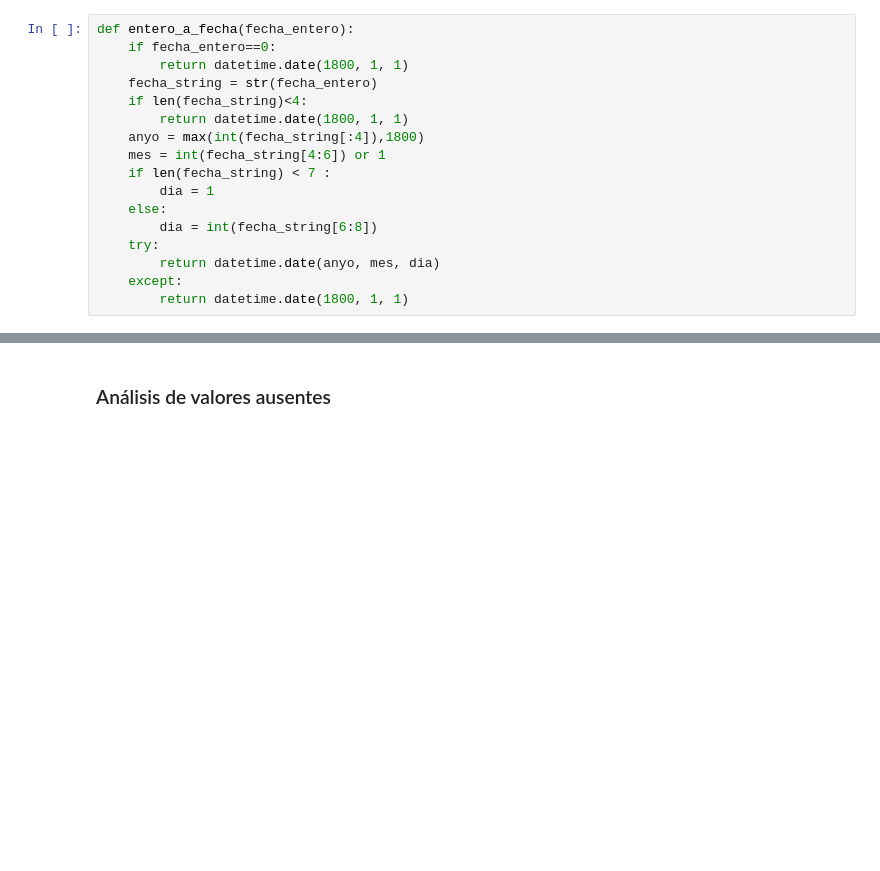
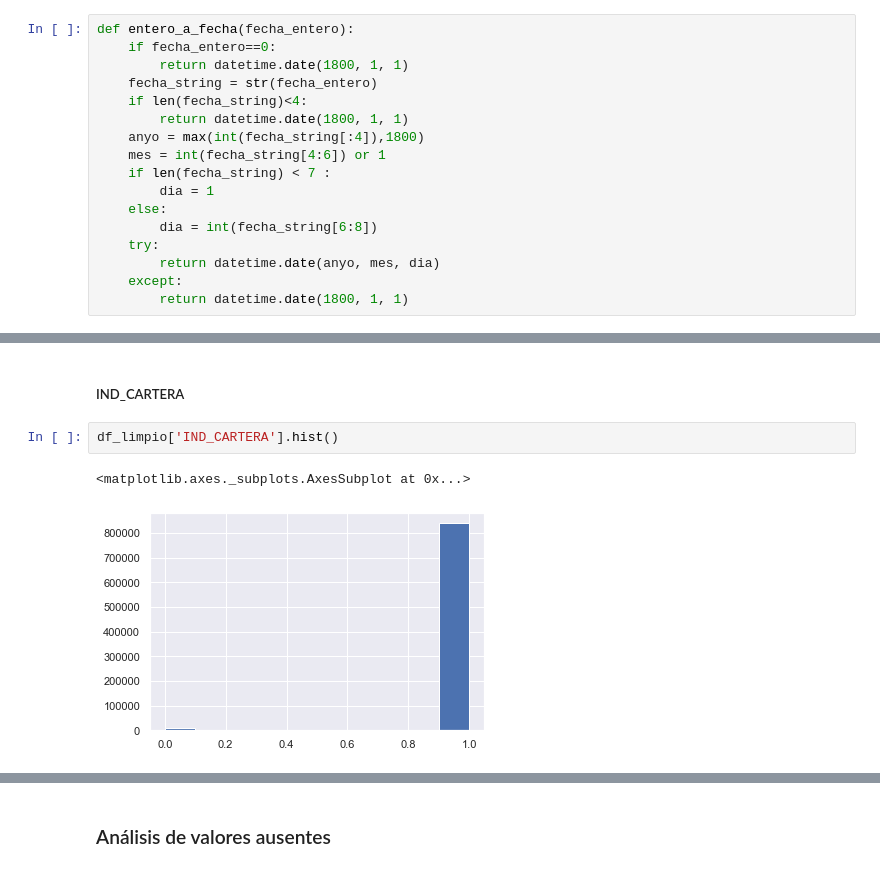
Before and after one commit to DanielPascualSenties/TFM, a Jupyter notebook: Motor de predicción de bajas.ipynb, the cells around one changed output, grey strips where cells are left out. Drawn from its saved outputs; the diff is of its cells as text; blank space fills up the shorter version.

```diff
--- a/Motor de predicción de bajas.ipynb
+++ b/Motor de predicción de bajas.ipynb
@@ -619,0 +570,7 @@ OverflowError: int too big to convert
+# %% [markdown]
+##### IND_CARTERA
+# %%
+df_limpio['IND_CARTERA'].hist()
+# %% [output]
+<matplotlib.axes._subplots.AxesSubplot at 0x...>
+[figure, added]
```
Also changed, not shown: parts of 183 cells of this notebook, 2 other files.
